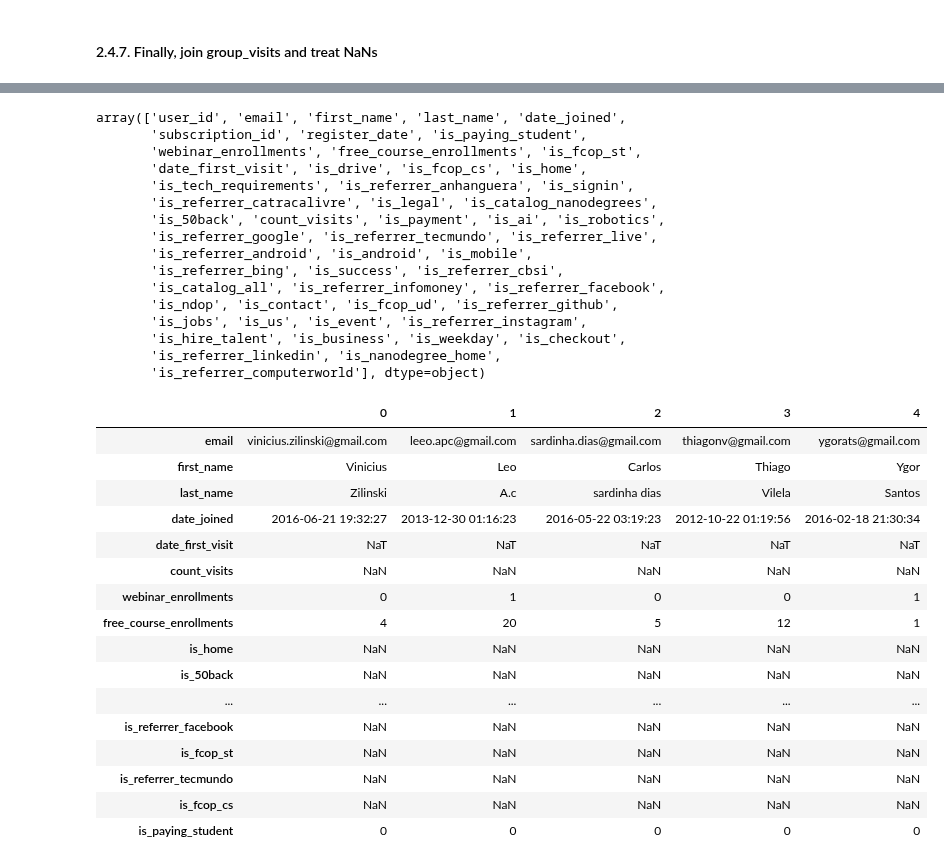
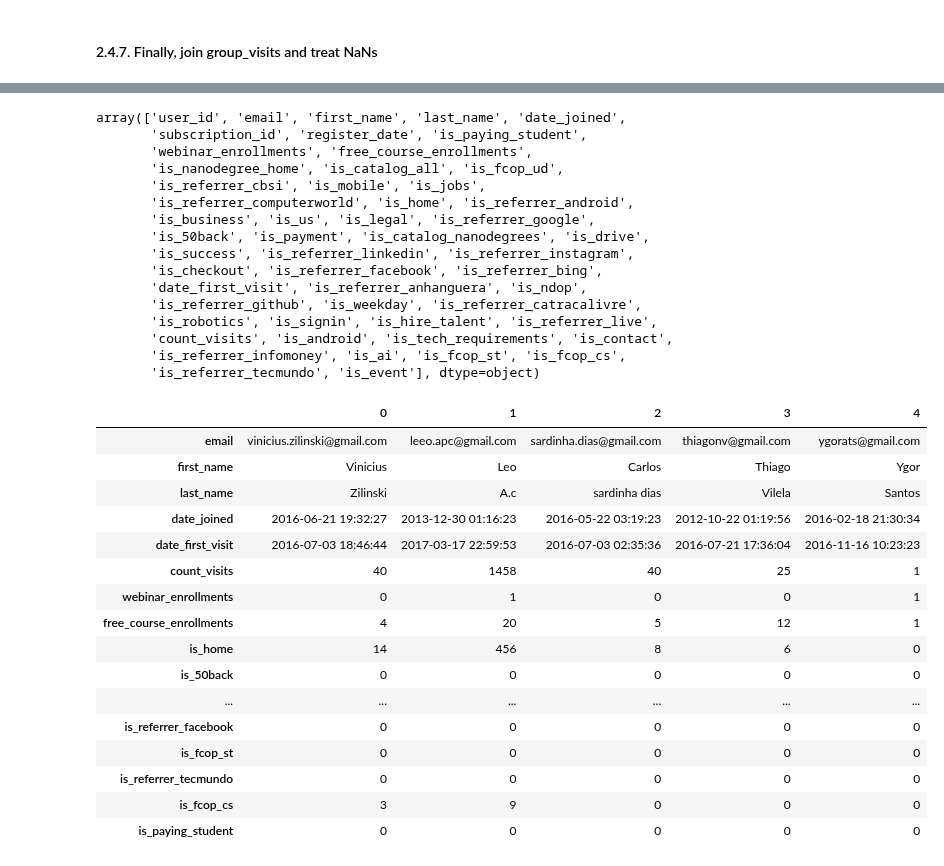
Before and after one commit to CarlosUdacity/nanodegree-projects, a Jupyter notebook: machine-learning/capstone/features.ipynb, the cells around one changed output, grey strips where cells are left out. Drawn from its saved outputs; the diff is of its cells as text; code cells hidden in the pictures.

```diff
--- a/machine-learning/capstone/features.ipynb
+++ b/machine-learning/capstone/features.ipynb
@@ -494,7 +510,7 @@ visits['register_date'] = visits.apply(lambda row: datetime.strptime(row['regist
 
 # 3. Cut data after 'register_date'
 visits['is_pre_register'] = visits.apply(lambda row: 1 if row['received_at'] <= row['register_date'] else 0, axis=1)
-visits = visits.loc[lambda df: df['is_pre_register'] == 0]
+visits = visits.loc[lambda df: df['is_pre_register'] == 1]
 
 visits.drop('email', axis=1, inplace=True)
 visits.drop('register_date', axis=1, inplace=True)
@@ -703,7 +761,7 @@ x.head()
 # %%
-x.rename(columns={'received_at': 'date_first_visit'}, inplace=True)
-x['subscription_id'] = x['subscription_id'].fillna(0)
-x.head().transpose()
+x2.rename(columns={'received_at': 'date_first_visit'}, inplace=True)
+x2['subscription_id'] = x2['subscription_id'].fillna(0)
+x2.head().transpose()
 # %% [output]
 |  | 0 | 1 | 2 | 3 | 4 |
 | user_id | 39 | 6 | 8 | 10 | 11 |
@@ -725,56 +783,56 @@ x.head().transpose()
 # %%
-x.columns.values
+x2.columns.values
 # %% [output]
 array(['user_id', 'email', 'first_name', 'last_name', 'date_joined',
        'subscription_id', 'register_date', 'is_paying_student',
-       'webinar_enrollments', 'free_course_enrollments', 'is_fcop_st',
-       'date_first_visit', 'is_drive', 'is_fcop_cs', 'is_home',
-       'is_tech_requirements', 'is_referrer_anhanguera', 'is_signin',
-       'is_referrer_catracalivre', 'is_legal', 'is_catalog_nanodegrees',
-       'is_50back', 'count_visits', 'is_payment', 'is_ai', 'is_robotics',
-       'is_referrer_google', 'is_referrer_tecmundo', 'is_referrer_live',
-       'is_referrer_android', 'is_android', 'is_mobile',
-       'is_referrer_bing', 'is_success', 'is_referrer_cbsi',
-       'is_catalog_all', 'is_referrer_infomoney', 'is_referrer_facebook',
-       'is_ndop', 'is_contact', 'is_fcop_ud', 'is_referrer_github',
-       'is_jobs', 'is_us', 'is_event', 'is_referrer_instagram',
-       'is_hire_talent', 'is_business', 'is_weekday', 'is_checkout',
-       'is_referrer_linkedin', 'is_nanodegree_home',
-       'is_referrer_computerworld'], dtype=object)
+       'webinar_enrollments', 'free_course_enrollments',
+       'is_nanodegree_home', 'is_catalog_all', 'is_fcop_ud',
+       'is_referrer_cbsi', 'is_mobile', 'is_jobs',
+       'is_referrer_computerworld', 'is_home', 'is_referrer_android',
+       'is_business', 'is_us', 'is_legal', 'is_referrer_google',
+       'is_50back', 'is_payment', 'is_catalog_nanodegrees', 'is_drive',
+       'is_success', 'is_referrer_linkedin', 'is_referrer_instagram',
+       'is_checkout', 'is_referrer_facebook', 'is_referrer_bing',
+       'date_first_visit', 'is_referrer_anhanguera', 'is_ndop',
+       'is_referrer_github', 'is_weekday', 'is_referrer_catracalivre',
+       'is_robotics', 'is_signin', 'is_hire_talent', 'is_referrer_live',
+       'count_visits', 'is_android', 'is_tech_requirements', 'is_contact',
+       'is_referrer_infomoney', 'is_ai', 'is_fcop_st', 'is_fcop_cs',
+       'is_referrer_tecmundo', 'is_event'], dtype=object)
 # %%
-final_x = x[['email', 'first_name', 'last_name', 'date_joined', 'date_first_visit', 'count_visits',
+final_x = x2[['email', 'first_name', 'last_name', 'date_joined', 'date_first_visit', 'count_visits',
              'webinar_enrollments', 'free_course_enrollments', 'is_home',
        'is_50back', 'is_signin', 'is_business', 'is_success',
        'is_referrer_instagram', 'is_referrer_android',
        'is_referrer_github', 'is_drive', 'is_jobs',
        'is_referrer_computerworld', 'is_us', 'is_referrer_catracalivre',
        'is_weekday', 'is_nanodegree_home', 'is_fcop_ud', 'is_hire_talent',
        'is_catalog_nanodegrees', 'is_mobile', 'is_ai', 'is_legal',
        'is_checkout', 'is_contact', 'is_referrer_live',
        'is_referrer_linkedin', 'is_referrer_google',
        'is_referrer_anhanguera', 'is_referrer_infomoney',
        'is_referrer_cbsi', 'is_catalog_all', 'is_robotics', 'is_event',
        'is_referrer_bing', 'is_payment', 'is_tech_requirements',
        'is_android', 'is_ndop', 'is_referrer_facebook', 'is_fcop_st',
        'is_referrer_tecmundo', 'is_fcop_cs', 'is_paying_student']]
 final_x.head().transpose()
 # %% [output]
 |  | 0 | 1 | 2 | 3 | 4 |
 | email | vinicius.zilinski@gmail.com | leeo.apc@gmail.com | sardinha.dias@gmail.com | thiagonv@gmail.com | ygorats@gmail.com |
 | first_name | Vinicius | Leo | Carlos | Thiago | Ygor |
 | last_name | Zilinski | A.c | sardinha dias | Vilela | Santos |
 | date_joined | 2016-06-21 19:32:27 | 2013-12-30 01:16:23 | 2016-05-22 03:19:23 | 2012-10-22 01:19:56 | 2016-02-18 21:30:34 |
-| date_first_visit | NaT | NaT | NaT | NaT | NaT |
-| count_visits | NaN | NaN | NaN | NaN | NaN |
+| date_first_visit | 2016-07-03 18:46:44 | 2017-03-17 22:59:53 | 2016-07-03 02:35:36 | 2016-07-21 17:36:04 | 2016-11-16 10:23:23 |
+| count_visits | 40 | 1458 | 40 | 25 | 1 |
 | webinar_enrollments | 0 | 1 | 0 | 0 | 1 |
 | free_course_enrollments | 4 | 20 | 5 | 12 | 1 |
-| is_home | NaN | NaN | NaN | NaN | NaN |
-| is_50back | NaN | NaN | NaN | NaN | NaN |
+| is_home | 14 | 456 | 8 | 6 | 0 |
+| is_50back | 0 | 0 | 0 | 0 | 0 |
 | ... | ... | ... | ... | ... | ... |
-| is_referrer_facebook | NaN | NaN | NaN | NaN | NaN |
-| is_fcop_st | NaN | NaN | NaN | NaN | NaN |
-| is_referrer_tecmundo | NaN | NaN | NaN | NaN | NaN |
-| is_fcop_cs | NaN | NaN | NaN | NaN | NaN |
+| is_referrer_facebook | 0 | 0 | 0 | 0 | 0 |
+| is_fcop_st | 0 | 0 | 0 | 0 | 0 |
+| is_referrer_tecmundo | 0 | 0 | 0 | 0 | 0 |
+| is_fcop_cs | 3 | 9 | 0 | 0 | 0 |
 | is_paying_student | 0 | 0 | 0 | 0 | 0 |
 # %%
 ### RESOLVER PROBLEMA ACIMA: RECOMECAR, MAS FAZER O SORTING DA TABELA VISITS NA LEITURA DO BANCO
```
Also changed, not shown: parts of 27 cells of this notebook, 2 other files.
